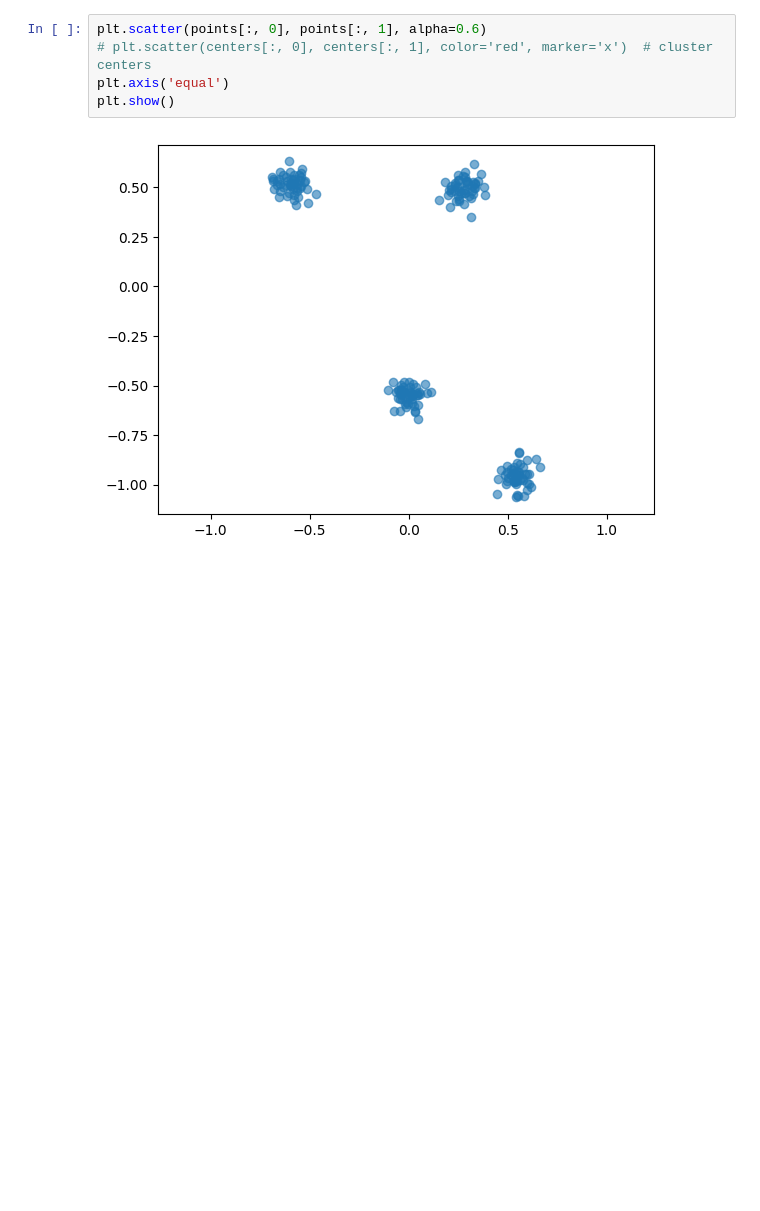
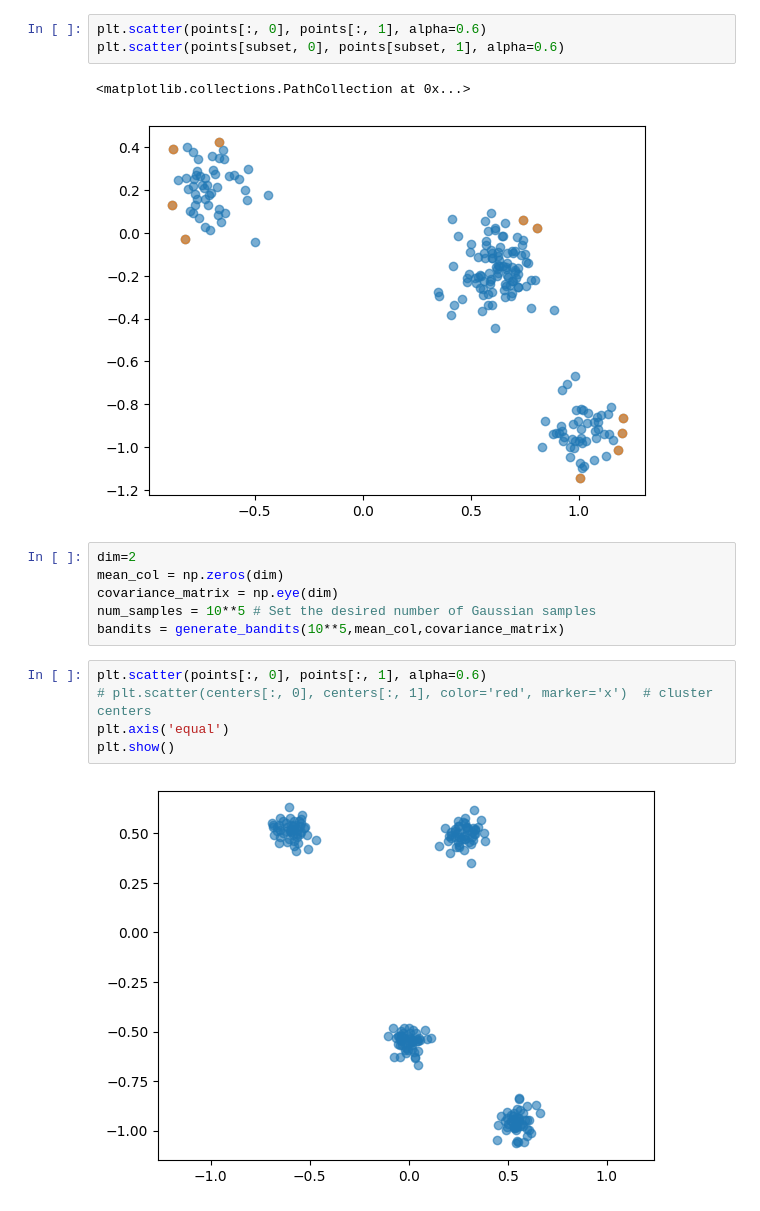
Before and after one commit to Quan-Zhou/MAB, a Jupyter notebook: clustering.ipynb, the cells around one changed output. Cells and saved outputs as stored; diff of their text form; blank space fills up the shorter version.

```diff
--- a/clustering.ipynb
+++ b/clustering.ipynb
@@ -21,3 +95,15 @@ points, centers = generate_clusters(n_clusters=4, points_per_cluster=50, spread=
+# %%
+plt.scatter(points[:, 0], points[:, 1], alpha=0.6)
+plt.scatter(points[subset, 0], points[subset, 1], alpha=0.6)
+# %% [output]
+<matplotlib.collections.PathCollection at 0x...>
+[figure, added]
+# %%
+dim=2
+mean_col = np.zeros(dim)
+covariance_matrix = np.eye(dim)
+num_samples = 10**5 # Set the desired number of Gaussian samples
+bandits = generate_bandits(10**5,mean_col,covariance_matrix)
 # %%
 plt.scatter(points[:, 0], points[:, 1], alpha=0.6)
 # plt.scatter(centers[:, 0], centers[:, 1], color='red', marker='x')  # cluster centers
```
Also changed, not shown: parts of 7 cells of this notebook, 8 other files.
